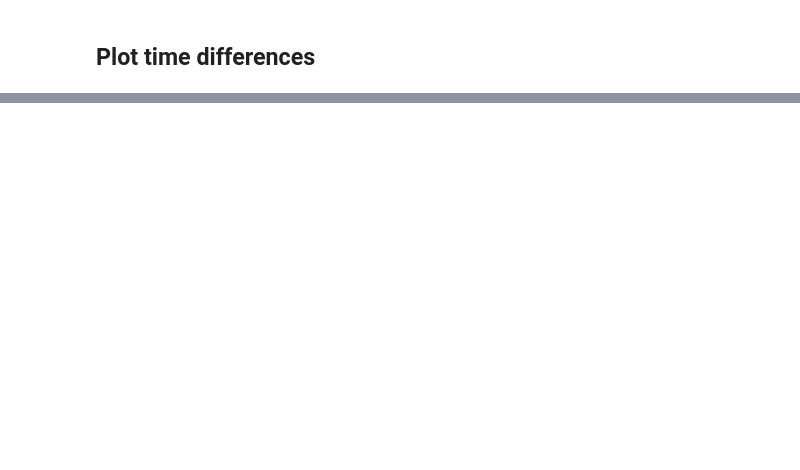
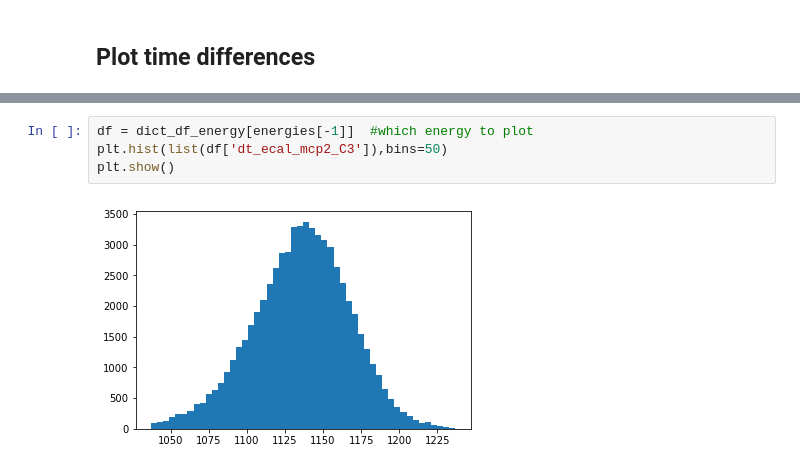
Before and after one commit to chernyavskaya/ECALtestBeam, a Jupyter notebook: EcalTimeResolution.ipynb, the cells around one changed output, grey strips where cells are left out. Drawn from its saved outputs; the diff is of its cells as text; blank space fills up the shorter version.

```diff
--- a/EcalTimeResolution.ipynb
+++ b/EcalTimeResolution.ipynb
@@ -269,3 +283,9 @@ plt.show()
+# %%
+df = dict_df_energy[energies[-1]]  #which energy to plot
+plt.hist(list(df['dt_ecal_mcp2_C3']),bins=50)
+plt.show()
+# %% [output]
+[figure, added]
 # %%
 for energy in energies:
     df = dict_df_energy[energy]
```
Also changed, not shown: parts of 10 cells of this notebook, 1 other file.
